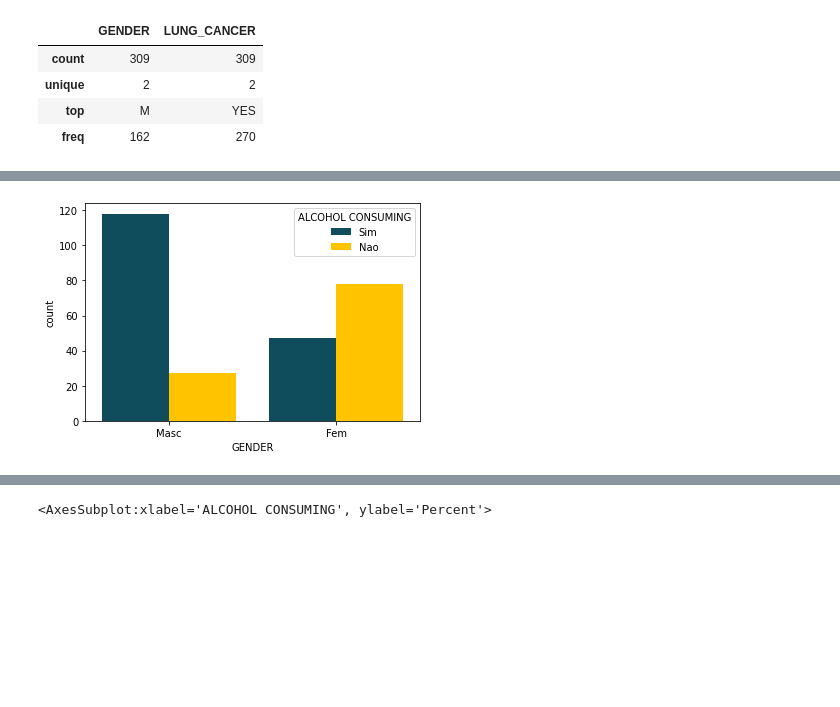
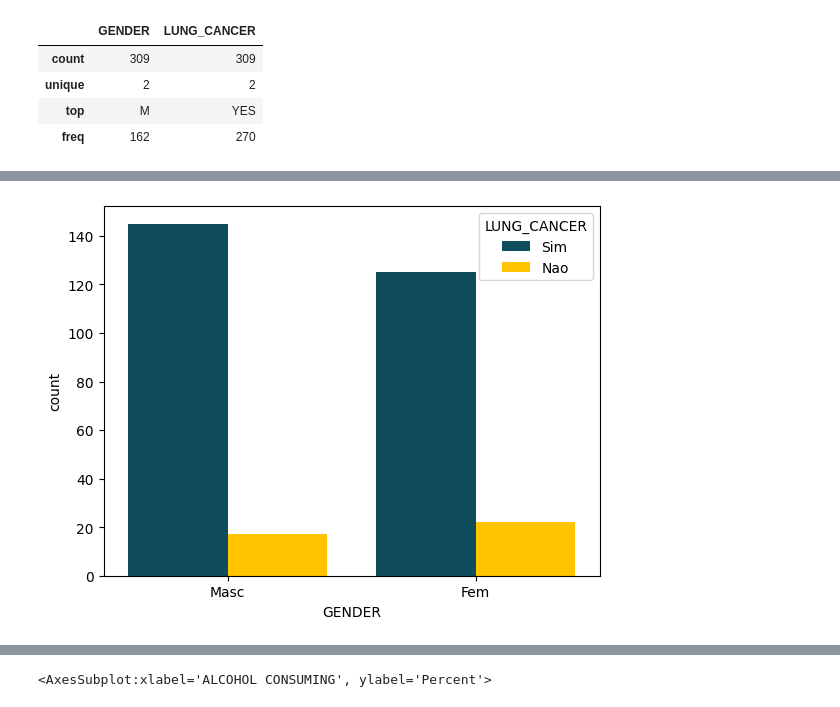
Before and after one commit to JoaoYukio/PCO114, a Jupyter notebook: Tarefa2/AnaliseDosDados.ipynb, the cells around one changed output, grey strips where cells are left out. Cells and saved outputs as stored; diff of their text form; code cells hidden in the pictures; blank space fills up the shorter version.

```diff
--- a/Tarefa2/AnaliseDosDados.ipynb
+++ b/Tarefa2/AnaliseDosDados.ipynb
@@ -181,0 +299,11 @@ plt.show()
+# %%
+#Para melhor visualização vou substituir os valores int64 para valores binarios (sim / nao)
+data_outEnc = data.copy()
+data_outEnc["GENDER"] = data_outEnc["GENDER"].replace({"M" : "Masc" , "F" : "Fem"})
+
+for column in data_outEnc.columns:
+    data_outEnc[column] = data_outEnc[column].replace({2: "Sim" , 1 : "Nao"})
+
+data_outEnc["LUNG_CANCER"] = data_outEnc["LUNG_CANCER"].replace({"YES": "Sim", "NO": "Nao"})
+
+data_outEnc.head()
@@ -182,5 +317,5 @@ plt.show()
 # %%
-sns.countplot(data=data_posit,x="GENDER",hue="ALCOHOL CONSUMING",hue_order=["Sim","Nao"],palette=["#0f4c5c","#FFC300"],saturation=1)
+sns.countplot(data=data_outEnc,x="GENDER",hue="LUNG_CANCER",hue_order=["Sim","Nao"],palette=["#0f4c5c","#FFC300"],saturation=1)
 plt.show()
 # %% [output]
-[figure, old version]
+[figure, new version]
```
Also changed, not shown: parts of 22 cells of this notebook, 7 other files.
